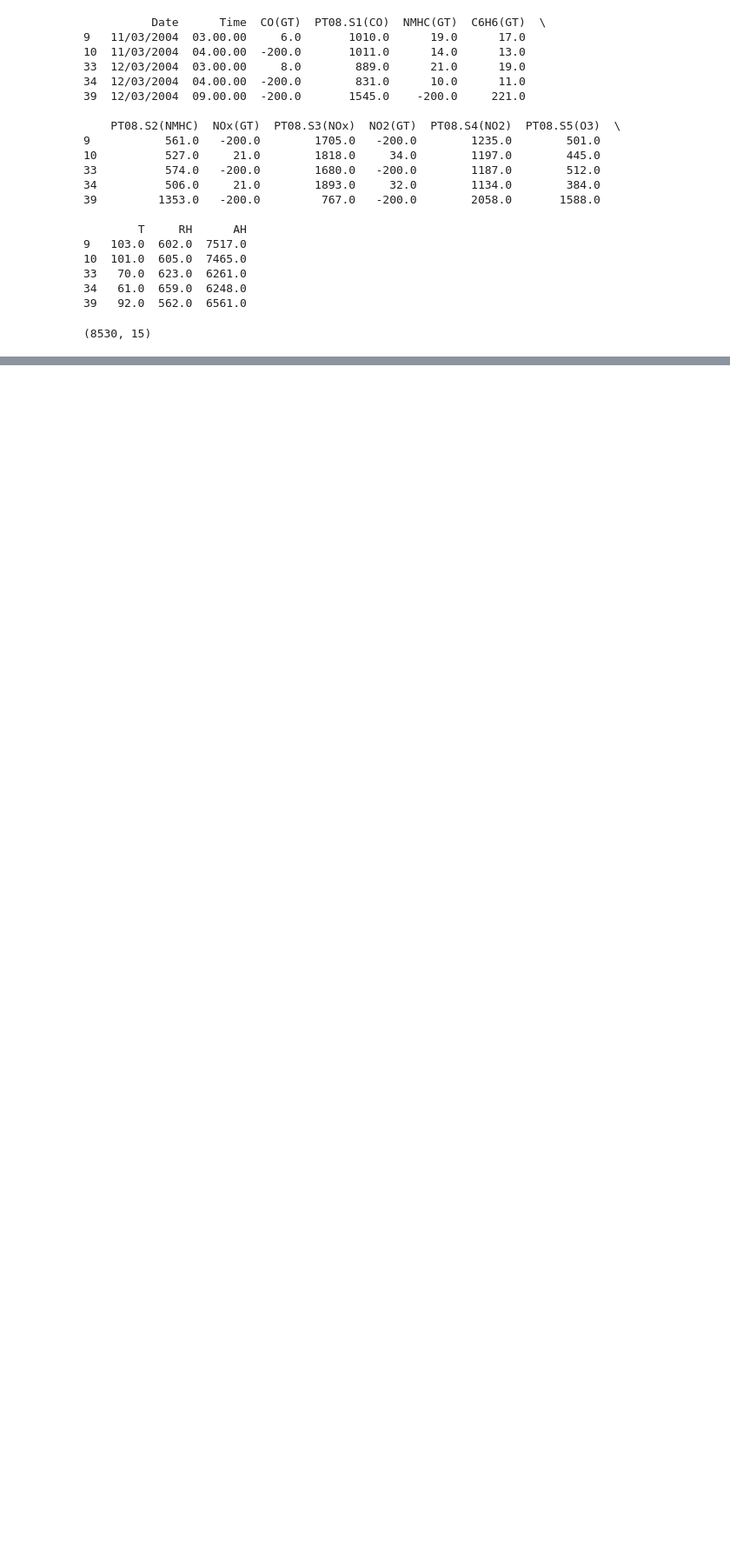
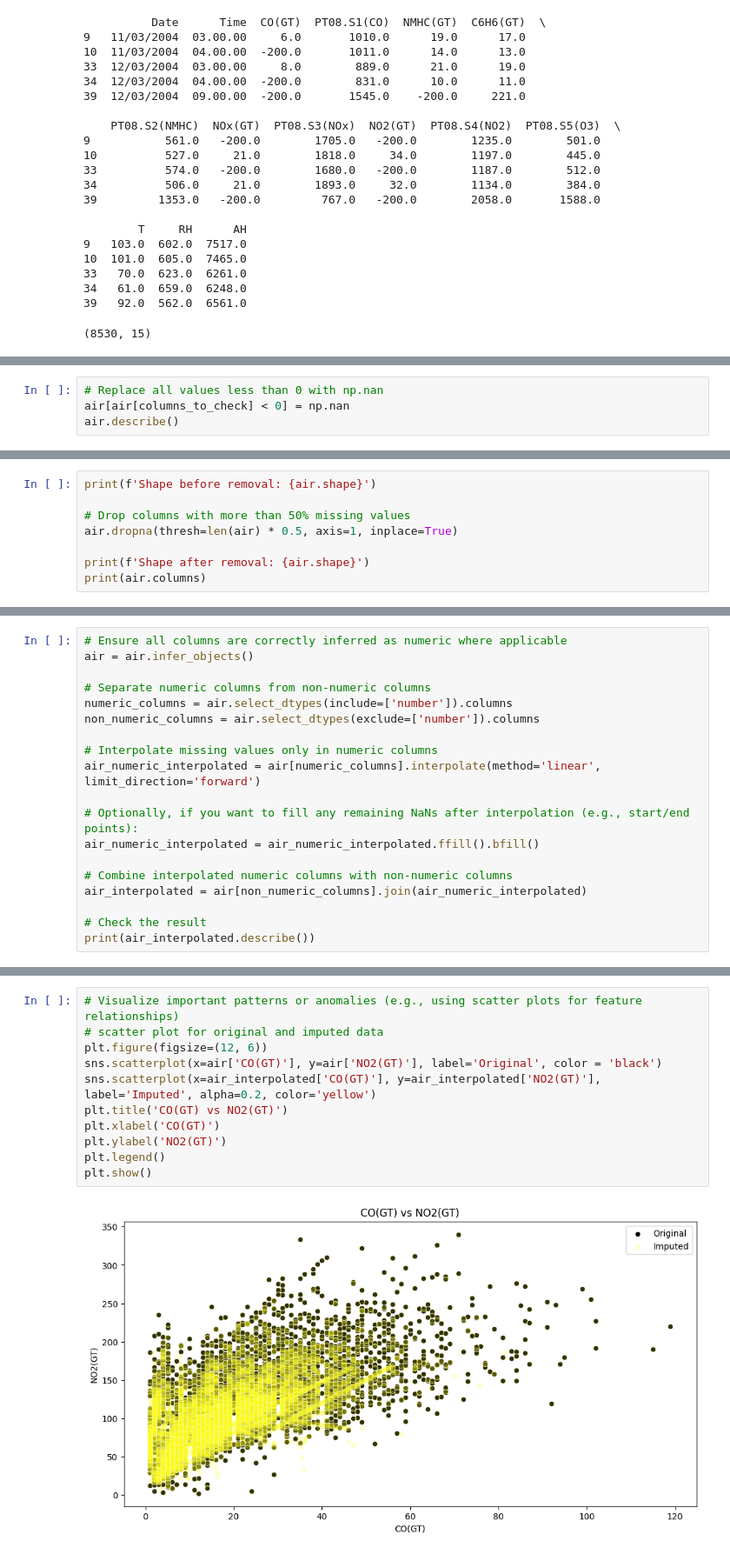
Before and after one commit to JoshuaPaul-lasisi/Air-Quality-Analysis, a Jupyter notebook: notebook.ipynb, the cells around one changed output, grey strips where cells are left out. Shown at 87% size. Saved outputs shown, nothing was run; the diff lists cells and outputs as text; blank space fills up the shorter version.

```diff
--- a/notebook.ipynb
+++ b/notebook.ipynb
@@ -164,0 +176,4 @@ negative_values_subset.shape
+# %%
+# Replace all values less than 0 with np.nan
+air[air[columns_to_check] < 0] = np.nan
+air.describe()
@@ -164,0 +214,8 @@ negative_values_subset.shape
+# %%
+print(f'Shape before removal: {air.shape}')
+
+# Drop columns with more than 50% missing values
+air.dropna(thresh=len(air) * 0.5, axis=1, inplace=True)
+
+print(f'Shape after removal: {air.shape}')
+print(air.columns)
@@ -164,0 +267,19 @@ negative_values_subset.shape
+# %%
+# Ensure all columns are correctly inferred as numeric where applicable
+air = air.infer_objects()
+
+# Separate numeric columns from non-numeric columns
+numeric_columns = air.select_dtypes(include=['number']).columns
+non_numeric_columns = air.select_dtypes(exclude=['number']).columns
+
+# Interpolate missing values only in numeric columns
+air_numeric_interpolated = air[numeric_columns].interpolate(method='linear', limit_direction='forward')
+
+# Optionally, if you want to fill any remaining NaNs after interpolation (e.g., start/end points):
+air_numeric_interpolated = air_numeric_interpolated.ffill().bfill()
+
+# Combine interpolated numeric columns with non-numeric columns
+air_interpolated = air[non_numeric_columns].join(air_numeric_interpolated)
+
+# Check the result
+print(air_interpolated.describe())
@@ -164,0 +411,13 @@ negative_values_subset.shape
+# %%
+# Visualize important patterns or anomalies (e.g., using scatter plots for feature relationships)
+# scatter plot for original and imputed data
+plt.figure(figsize=(12, 6))
+sns.scatterplot(x=air['CO(GT)'], y=air['NO2(GT)'], label='Original', color = 'black')
+sns.scatterplot(x=air_interpolated['CO(GT)'], y=air_interpolated['NO2(GT)'], label='Imputed', alpha=0.2, color='yellow')
+plt.title('CO(GT) vs NO2(GT)')
+plt.xlabel('CO(GT)')
+plt.ylabel('NO2(GT)')
+plt.legend()
+plt.show()
+# %% [output]
+[figure, added]
```
Also changed, not shown: parts of 40 cells of this notebook.
